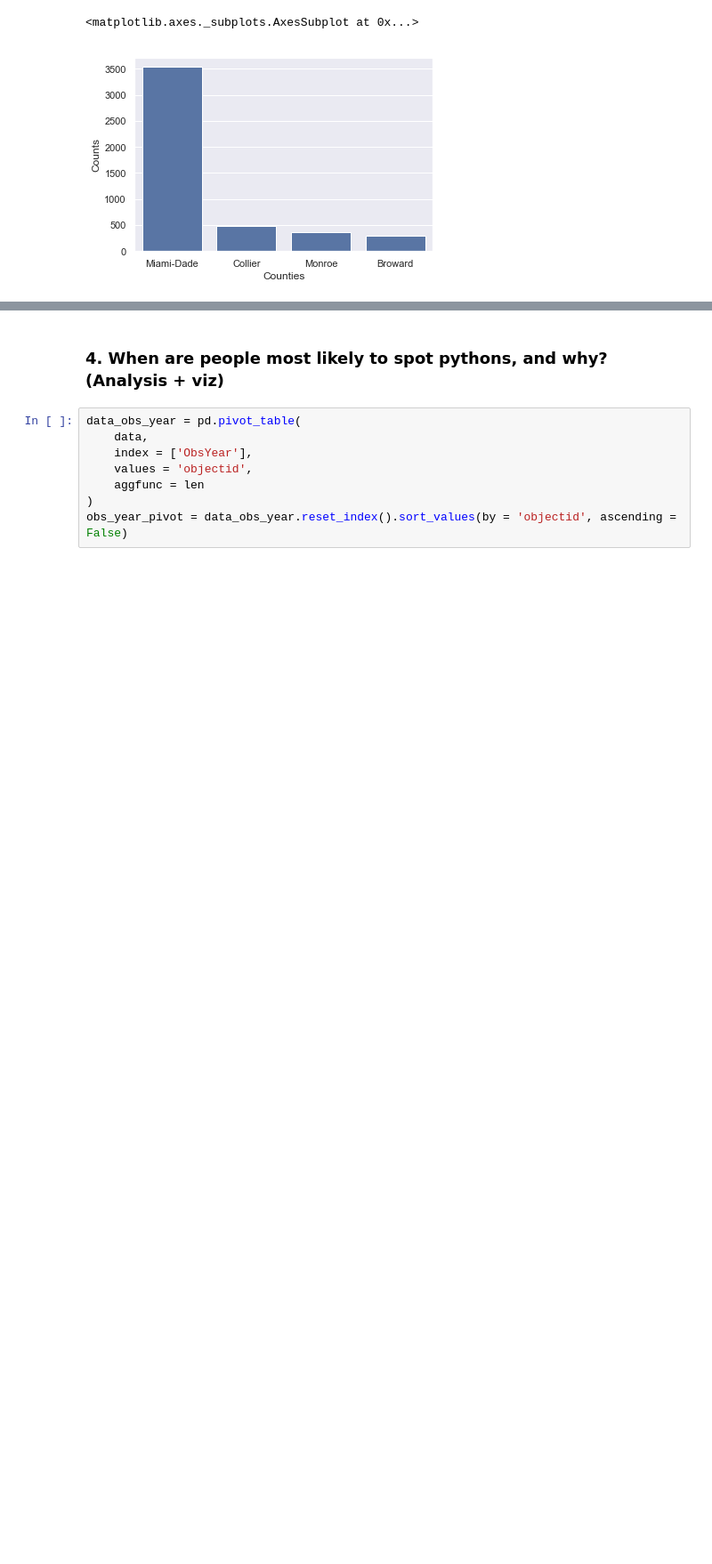
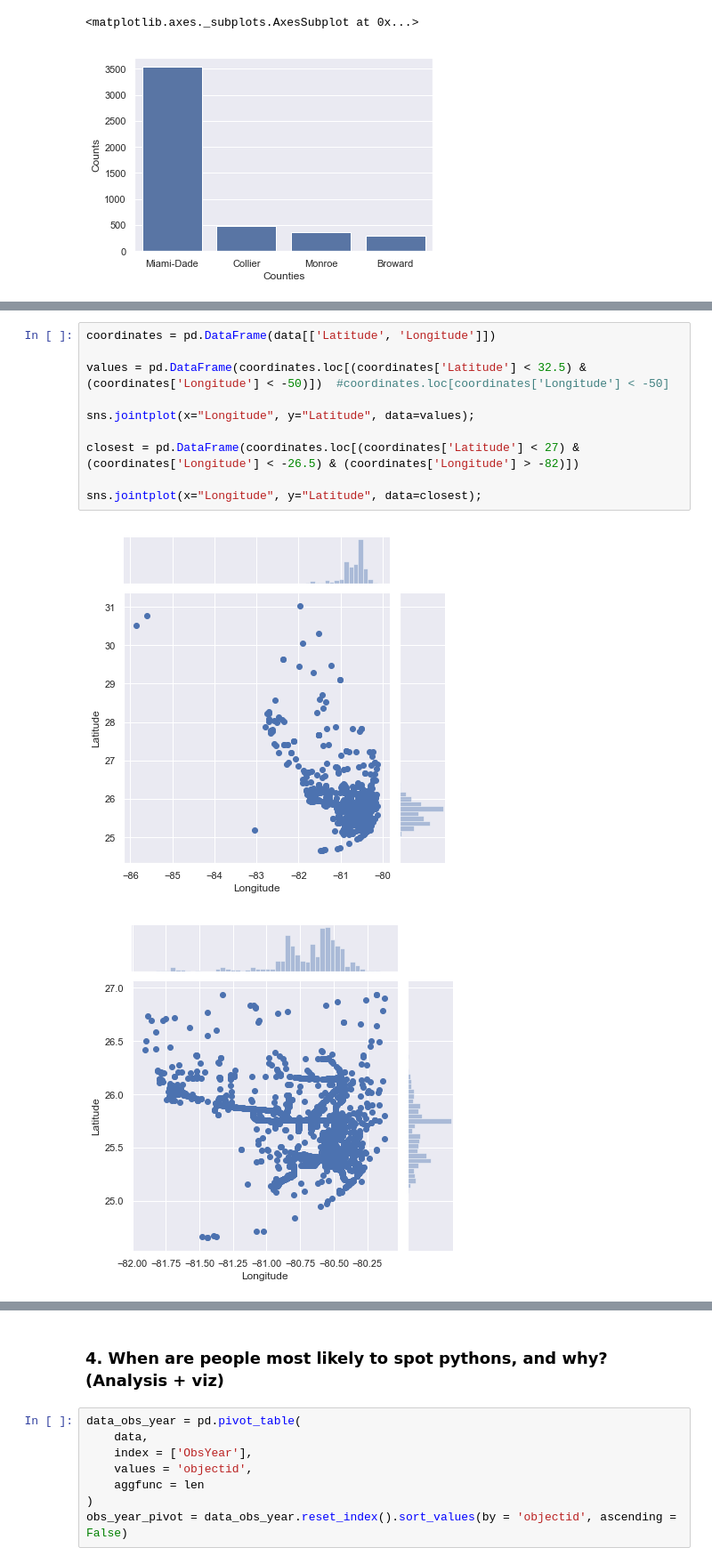
Before and after one commit to Burmese-Python/Burmese-Python, a Jupyter notebook: burmese_python_project.ipynb, the cells around one changed output, grey strips where cells are left out. Shown at 89% size. Cells and saved outputs as stored; diff of their text form; blank space fills up the shorter version.

Commit message:
fixing_longitude_latitude

```diff
--- a/burmese_python_project.ipynb
+++ b/burmese_python_project.ipynb
@@ -141,0 +151,13 @@ sns.barplot(x='Counties', y='Counts', data=counties_count[['Counties', 'Counts']
+# %%
+coordinates = pd.DataFrame(data[['Latitude', 'Longitude']])
+
+values = pd.DataFrame(coordinates.loc[(coordinates['Latitude'] < 32.5) & (coordinates['Longitude'] < -50)])  #coordinates.loc[coordinates['Longitude'] < -50]
+
+sns.jointplot(x="Longitude", y="Latitude", data=values);
+
+closest = pd.DataFrame(coordinates.loc[(coordinates['Latitude'] < 27) & (coordinates['Longitude'] < -26.5) & (coordinates['Longitude'] > -82)])
+
+sns.jointplot(x="Longitude", y="Latitude", data=closest);
+# %% [output]
+[figure, added]
+[figure, added]
```
Also changed, not shown: parts of 18 cells of this notebook.
